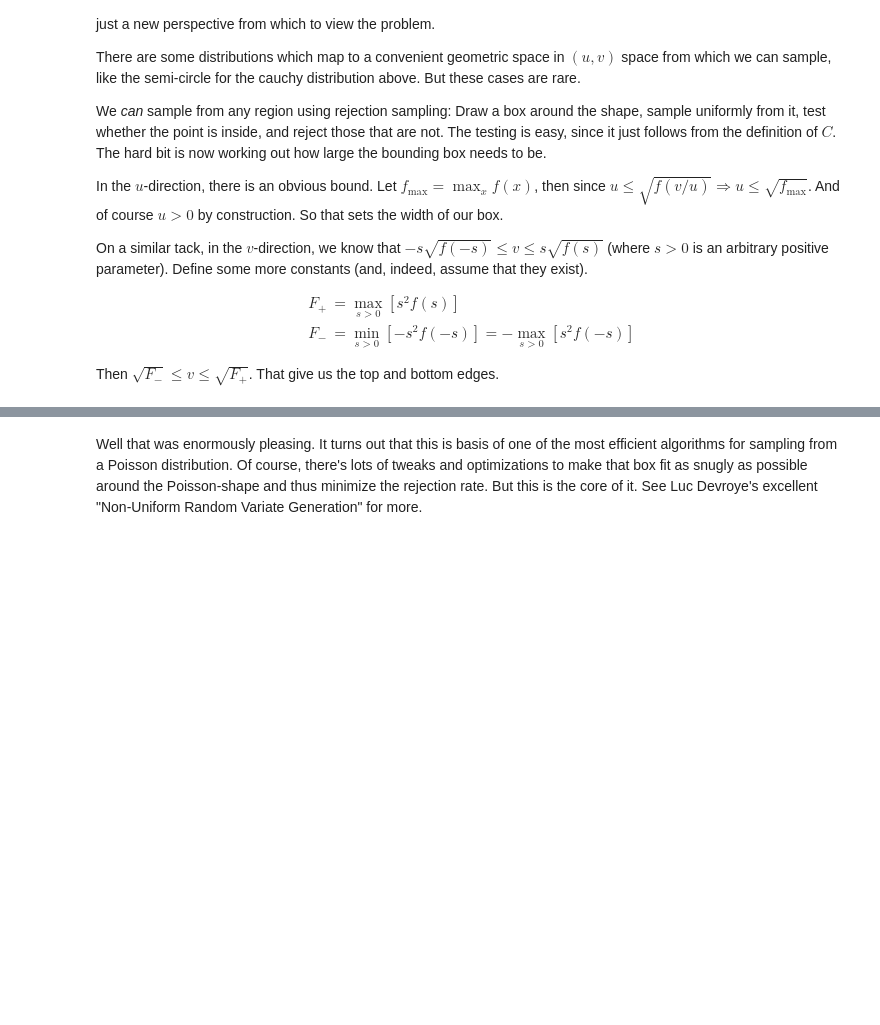
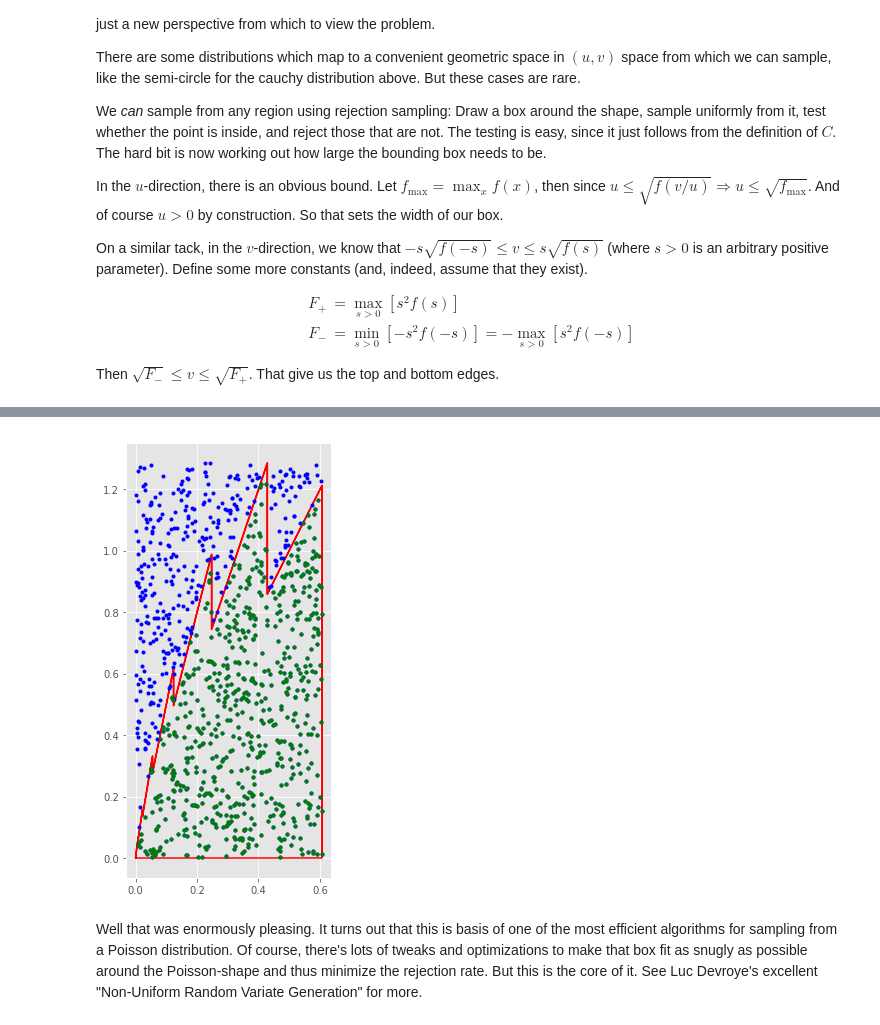
Before and after one commit to drpeteb/ratio-of-uniforms-sampling, a Jupyter notebook: ratio-of-uniforms-sampling.ipynb, the cells around one changed output, grey strips where cells are left out. Cells and saved outputs as stored; diff of their text form; code cells hidden in the pictures; blank space fills up the shorter version.

```diff
--- a/ratio-of-uniforms-sampling.ipynb
+++ b/ratio-of-uniforms-sampling.ipynb
@@ -296,3 +298,8 @@ show_me_sampling(lambda x: -m + np.floor(x) * np.log(m) - spf.gammaln(1 + np.flo
+# %%
+m = 1
+show_me_sampling(logf_poisson)
+# %% [output]
+[figure, added]
 # %% [markdown]
 Well that was enormously pleasing. It turns out that this is basis of one of the most efficient algorithms for sampling from a Poisson distribution. Of course, there's lots of tweaks and optimizations to make that box fit as snugly as possible around the Poisson-shape and thus minimize the rejection rate. But this is the core of it. See Luc Devroye's excellent "Non-Uniform Random Variate Generation" for more.
 # %% [markdown]
```
Also changed, not shown: parts of 7 cells of this notebook.
